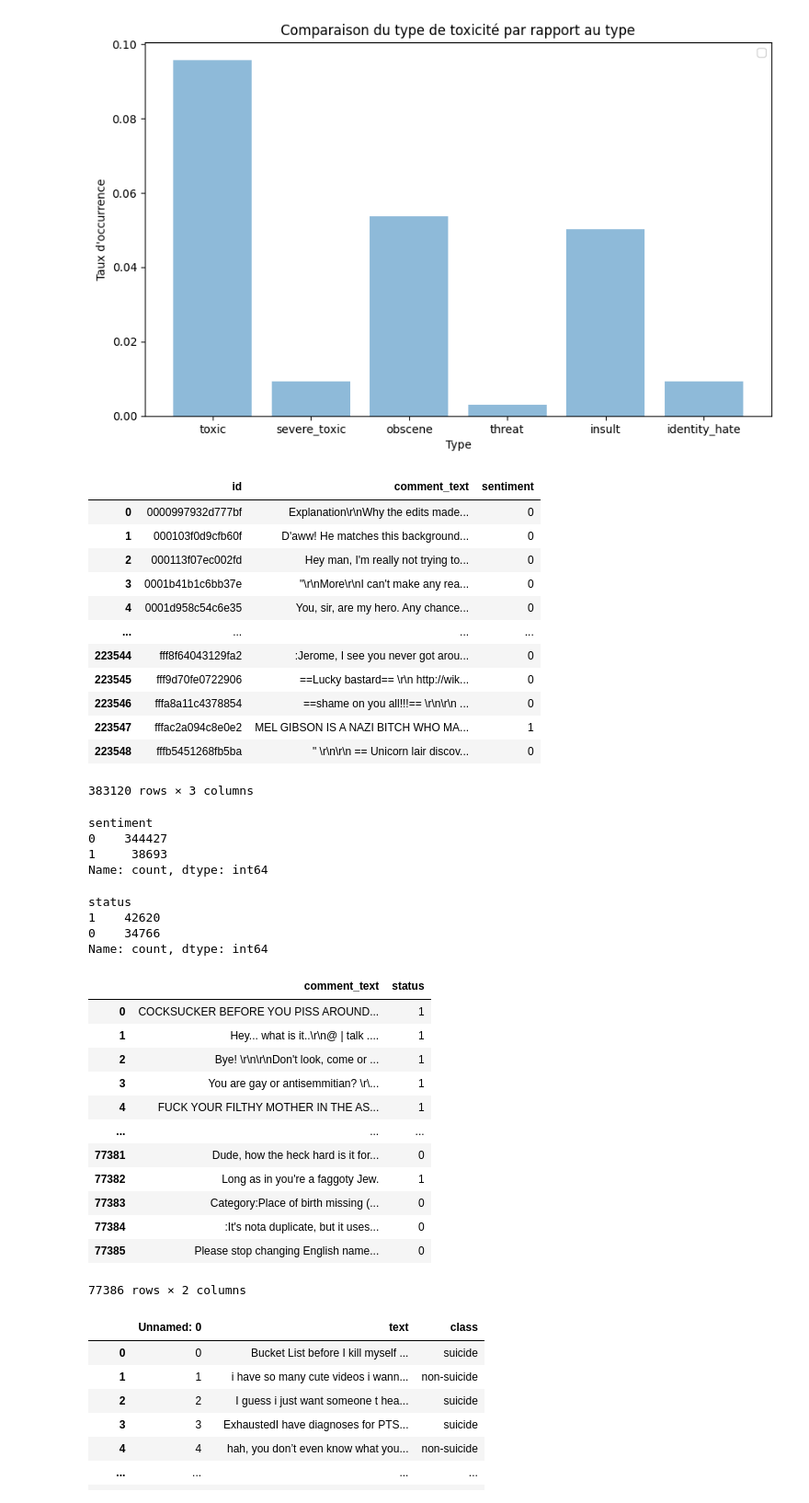
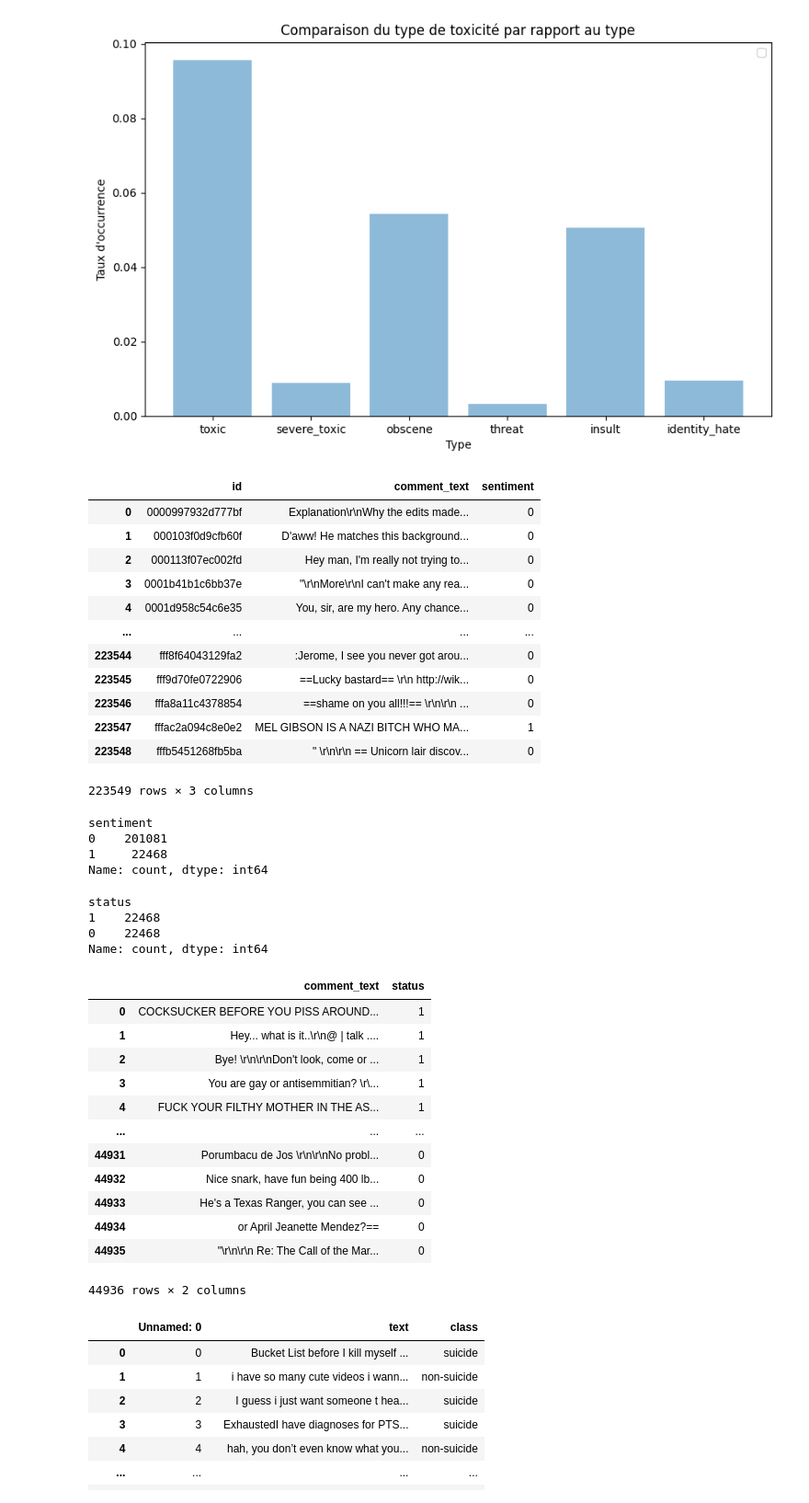
Before and after one commit to CorentinMaille/TP_commentaire, a Jupyter notebook: backend/IA.ipynb, the cells around one changed output. Shown at 92% size. Drawn from its saved outputs; the diff is of its cells as text; code cells hidden in the pictures.

Commit message:
Clean toxic.csv

```diff
--- a/backend/IA.ipynb
+++ b/backend/IA.ipynb
@@ -14,7 +14,7 @@ INFO: Pandarallel will use standard multiprocessing data transfer (pipe) to tran
 WARNING: You are on Windows. If you detect any issue with pandarallel, be sure you checked out the Troubleshooting page:
 https://nalepae.github.io/pandarallel/troubleshooting/
 # %%
-toxic = pd.read_csv('./../data/train.csv')
+toxic = pd.read_csv('./../data/toxic.csv')
 toxic
 # %% [output]
 |  | id | comment_text | toxic | severe_toxic | obscene | threat | insult | identity_hate |
@@ -96,10 +49,10 @@ jigsaw_toxic.duplicated().sum(), jigsaw_toxic.isnull().sum()
 # %%
-jigsaw_toxic['sentiment'] = jigsaw_toxic[['toxic', 'severe_toxic', 'obscene', 'threat', 'insult', 'identity_hate']].sum(axis=1)
+toxic['sentiment'] = toxic[['toxic', 'severe_toxic', 'obscene', 'threat', 'insult', 'identity_hate']].sum(axis=1)
 
 toxicity_columns = ['toxic', 'severe_toxic', 'obscene', 'threat', 'insult', 'identity_hate']
-toxicity_df = jigsaw_toxic[toxicity_columns]
+toxicity_df = toxic[toxicity_columns]
 
-occurrence_rates = toxicity_df.sum() / len(jigsaw_toxic)
+occurrence_rates = toxicity_df.sum() / len(toxic)
 
 plt.figure(figsize=(10, 6))
 plt.bar(occurrence_rates.index, occurrence_rates.values, alpha=0.5)
@@ -113,9 +66,9 @@ plt.show()
 No artists with labels found to put in legend.  Note that artists whose label start with an underscore are ignored when legend() is called with no argument.
 [figure]
 # %%
-jigsaw_toxic['sentiment'] = jigsaw_toxic[["toxic", "severe_toxic", "obscene", "threat", "insult", "identity_hate"]].any(axis=1).astype(int)
-jigsaw_toxic = jigsaw_toxic.drop(["toxic", "severe_toxic", "obscene", "threat", "insult", "identity_hate"], axis=1)
-jigsaw_toxic
+toxic['sentiment'] = toxic[["toxic", "severe_toxic", "obscene", "threat", "insult", "identity_hate"]].any(axis=1).astype(int)
+toxic = toxic.drop(["toxic", "severe_toxic", "obscene", "threat", "insult", "identity_hate"], axis=1)
+toxic
 # %% [output]
 |  | id | comment_text | sentiment |
 | 0 | 0000997932d777bf | Explanation\r\nWhy the edits made... | 0 |
@@ -129,13 +82,13 @@ jigsaw_toxic
 | 223546 | fffa8a11c4378854 | ==shame on you all!!!== \r\n\r\n ... | 0 |
 | 223547 | fffac2a094c8e0e2 | MEL GIBSON IS A NAZI BITCH WHO MA... | 1 |
 | 223548 | fffb5451268fb5ba | " \r\n\r\n == Unicorn lair discov... | 0 |
-383120 rows × 3 columns
+223549 rows × 3 columns
 # %%
-jigsaw_toxic['sentiment'].value_counts()
+toxic['sentiment'].value_counts()
 # %% [output]
 sentiment
-0    344427
-1     38693
+0    201081
+1     22468
 Name: count, dtype: int64
 # %%
 nlp = spacy.load('en_core_web_sm')
@@ -146,36 +99,36 @@ def treat_comment(comment, lp):
     # treated_tokens = [w.text for w in spacy_comment if (w.is_alpha and not w.is_stop)]
     return " ".join(treated_tokens)
 # %%
-jigsaw_toxic_ones = jigsaw_toxic[jigsaw_toxic['sentiment'] == 1]
-jigsaw_toxic_zeros = jigsaw_toxic[jigsaw_toxic['sentiment'] == 0]
-jigsaw_toxic_zeros = jigsaw_toxic.sample(n=len(jigsaw_toxic[jigsaw_toxic['sentiment'] == 1]), random_state=42)
-jigsaw_toxic = pd.concat([jigsaw_toxic_ones, jigsaw_toxic_zeros])
-jigsaw_toxic.rename(columns={'sentiment': 'status'},inplace=True)
+toxic_ones = toxic[toxic['sentiment'] == 1]
+toxic_zeros = toxic[toxic['sentiment'] == 0]
+toxic_zeros = toxic_zeros.sample(n=len(toxic[toxic['sentiment'] == 1]), random_state=42)
+toxic = pd.concat([toxic_ones, toxic_zeros])
+toxic.rename(columns={'sentiment': 'status'},inplace=True)
 
-jigsaw_toxic['status'].value_counts()
+toxic['status'].value_counts()
 # %% [output]
 status
-1    42620
-0    34766
+1    22468
+0    22468
 Name: count, dtype: int64
 # %%
-jigsaw_toxic = jigsaw_toxic.reset_index()
-jigsaw_toxic.drop(["index", "id"], axis=1, inplace=True)
-jigsaw_toxic
+toxic = toxic.reset_index()
+toxic.drop(["index", "id"], axis=1, inplace=True)
+toxic
 # %% [output]
 |  | comment_text | status |
 | 0 | COCKSUCKER BEFORE YOU PISS AROUND... | 1 |
 | 1 | Hey... what is it..\r\n@ | talk .... | 1 |
 | 2 | Bye! \r\n\r\nDon't look, come or ... | 1 |
 | 3 | You are gay or antisemmitian? \r\... | 1 |
 | 4 | FUCK YOUR FILTHY MOTHER IN THE AS... | 1 |
 | ... | ... | ... |
-| 77381 | Dude, how the heck hard is it for... | 0 |
-| 77382 | Long as in you're a faggoty Jew. | 1 |
-| 77383 | Category:Place of birth missing (... | 0 |
-| 77384 | :It's nota duplicate, but it uses... | 0 |
-| 77385 | Please stop changing English name... | 0 |
+| 44931 | Porumbacu de Jos \r\n\r\nNo probl... | 0 |
+| 44932 | Nice snark, have fun being 400 lb... | 0 |
+| 44933 | He's a Texas Ranger, you can see ... | 0 |
+| 44934 | or April Jeanette Mendez?== | 0 |
+| 44935 | "\r\n\r\n Re: The Call of the Mar... | 0 |
-77386 rows × 2 columns
+44936 rows × 2 columns
 # %%
 suicide = pd.read_csv('./../data/suicide.csv')
 suicide
```
Also changed, not shown: parts of 8 cells of this notebook.
